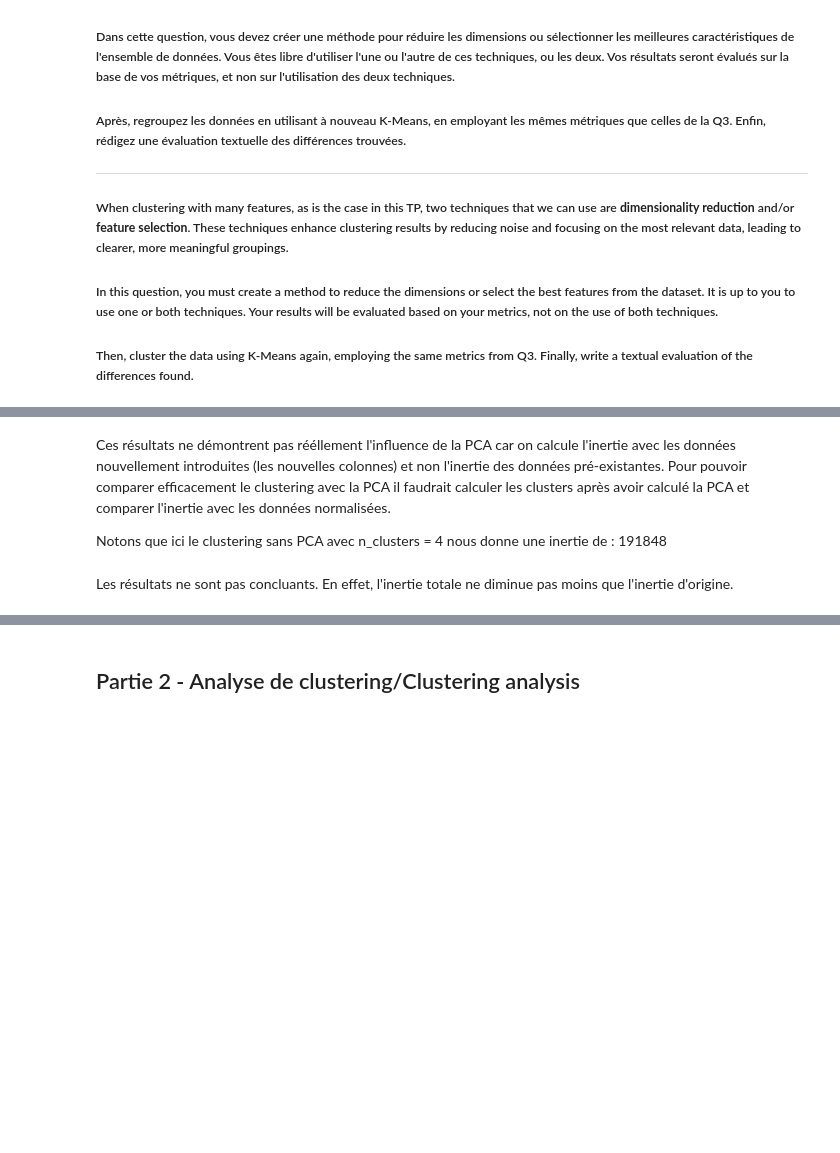
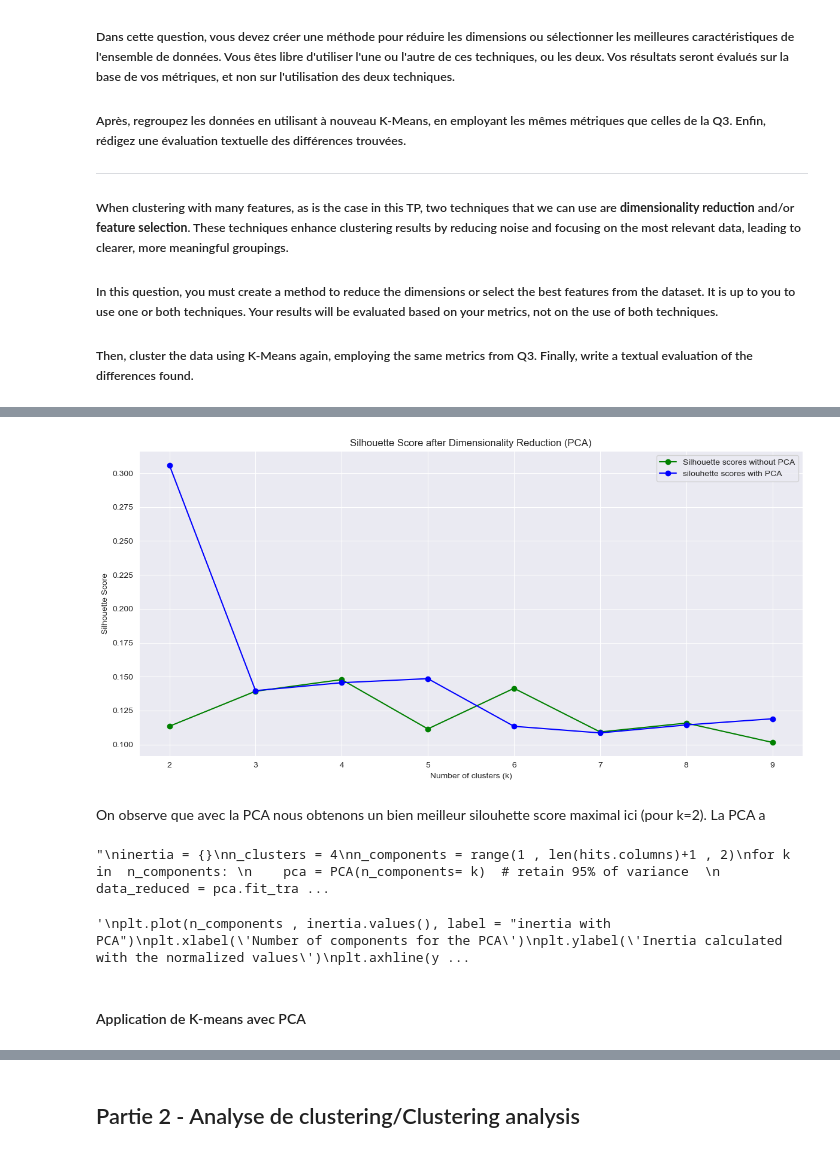
Before and after one commit to mohamedali05/TP1_INF8111, a Jupyter notebook: TP2/TP2-A2024.ipynb, the cells around one changed output, grey strips where cells are left out. Drawn from its saved outputs; the diff is of its cells as text; code cells hidden in the pictures; blank space fills up the shorter version.

```diff
--- a/TP2/TP2-A2024.ipynb
+++ b/TP2/TP2-A2024.ipynb
@@ -234,7 +302,7 @@ On observe une diminution globale de l'inertie globale à mesure que l'on augmen
 # %%
 ### CODE
 from sklearn.decomposition import PCA
-pca = PCA(n_components=0.8)  # retain 90% of variance
+pca = PCA(n_components= 0.9)  # retain 90% of variance
 data_reduced = pca.fit_transform(hits)
 
 
@@ -242,9 +310,10 @@ silhouette_scores_reduced = []
 
 inertia_PCA = []
 for k in K :
-    kmeans = KMeans(n_clusters=k, init='k-means++', n_init=10).fit(data_reduced)
-    inertia_PCA.append(kmeans.inertia_)
+    kmeans_2 = KMeans(n_clusters=k, init='k-means++', n_init=10 ,random_state=42).fit(data_reduced)
+    inertia_PCA.append(kmeans_2.inertia_)
 
     if k > 1:
-        score = silhouette_score(hits, kmeans.labels_)
+        score = silhouette_score(hits, kmeans_2.labels_)
+        #print(score)
         silhouette_scores_reduced.append(score)
@@ -251,29 +329,22 @@ for k in K :
 # %%
 plt.figure(figsize=(12, 6))
-plt.subplot(1, 2, 1)
-plt.plot(K, inertia_1, label = "inertia without PCA")
-plt.plot(K, inertia_PCA, 'bo--' , label = "inertia with PCA")
-plt.xlabel('Number of clusters (k)')
-plt.ylabel('Inertia')
-plt.legend()
-plt.title('Elbow Method for Optimal k')
 
-plt.subplot(1, 2, 2)
+
 plt.plot(K[1:], silhouette_scores, 'go-', label='Silhouette scores without PCA')
 plt.plot(K[1:], silhouette_scores_reduced, 'bo-', label='silouhette scores with PCA')
 plt.xlabel('Number of clusters (k)')
 plt.ylabel('Silhouette Score')
 plt.title('Silhouette Score after Dimensionality Reduction (PCA)')
 plt.legend()
 
 plt.tight_layout()
 plt.show()
+# %% [output]
+[figure, added]
-# %% [markdown]
-Ces résultats ne démontrent pas rééllement l'influence de la PCA  car on calcule l'inertie avec les données nouvellement introduites (les nouvelles colonnes) et non l'inertie des données pré-existantes. Pour pouvoir comparer  efficacement le clustering avec la PCA il faudrait calculer les clusters après avoir calculé la PCA et comparer l'inertie avec les données normalisées.
-
-
-Notons que ici le clustering sans PCA avec n_clusters = 4 nous donne une inertie de : 191848
+# %% [markdown]
+On observe que avec la PCA nous obtenons un bien meilleur silouhette score maximal ici  (pour k=2). La PCA a
 # %%
+"""
 inertia = {}
 n_clusters = 4
 n_components = range(1 , len(hits.columns)+1 , 2)
@@ -292,13 +363,19 @@ for k in  n_components:
     inertia[k] = iner
 
 hits.drop('cluster', axis=1 , inplace=True)
+"""
+# %% [output]
+"\ninertia = {}\nn_clusters = 4\nn_components = range(1 , len(hits.columns)+1 , 2)\nfor k in  n_components: \n    pca = PCA(n_components= k)  # retain 95% of variance  \n    data_reduced = pca.fit_tra ...
 # %%
-
+"""
 plt.plot(n_components , inertia.values(), label = "inertia with PCA")
 plt.xlabel('Number of components for the PCA')
 plt.ylabel('Inertia calculated with the normalized values')
 plt.axhline(y=inertia_4_clusters, color='green', linestyle='--', linewidth=2, label='Inertia without PCA ')
 plt.legend()
 plt.title('Inertia calculated with PCA')
+"""
+# %% [output]
+'\nplt.plot(n_components , inertia.values(), label = "inertia with PCA")\nplt.xlabel(\'Number of components for the PCA\')\nplt.ylabel(\'Inertia calculated with the normalized values\')\nplt.axhline(y ...
-# %% [markdown]
-Les résultats ne sont pas concluants. En effet, l'inertie totale ne diminue pas moins  que l'inertie d'origine.
+# %% [markdown]
+#### Application de K-means avec PCA
```
Also changed, not shown: parts of 50 cells of this notebook.
